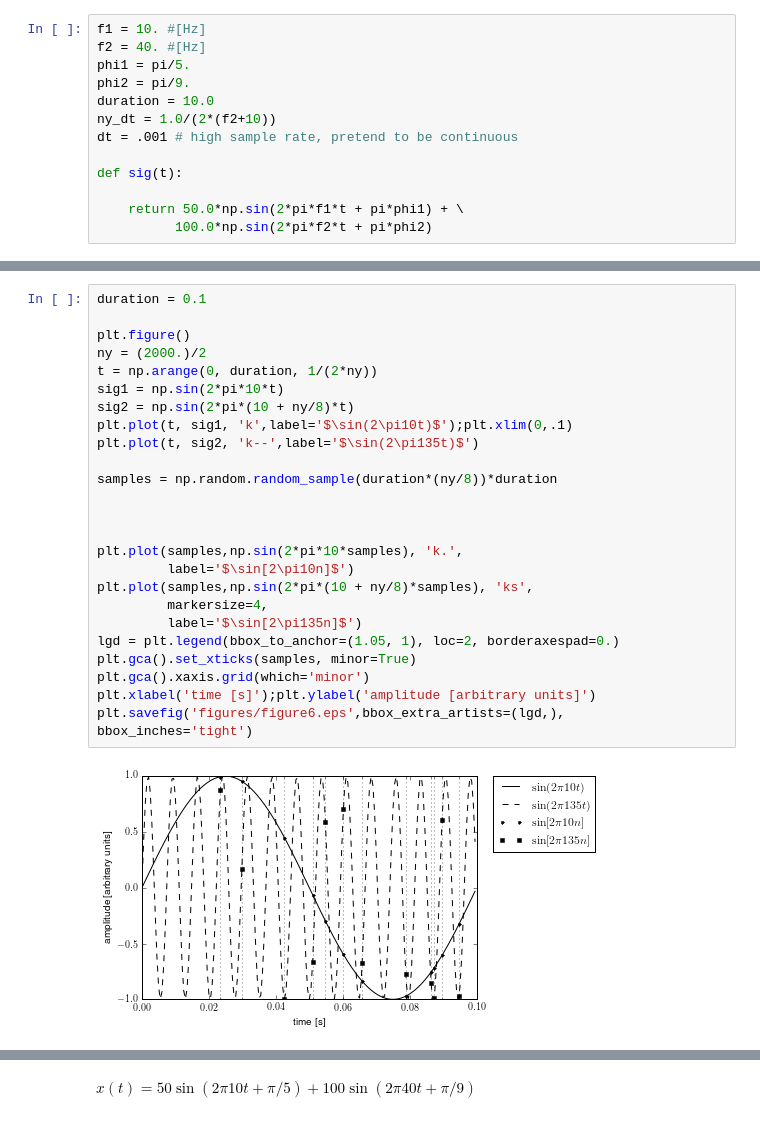
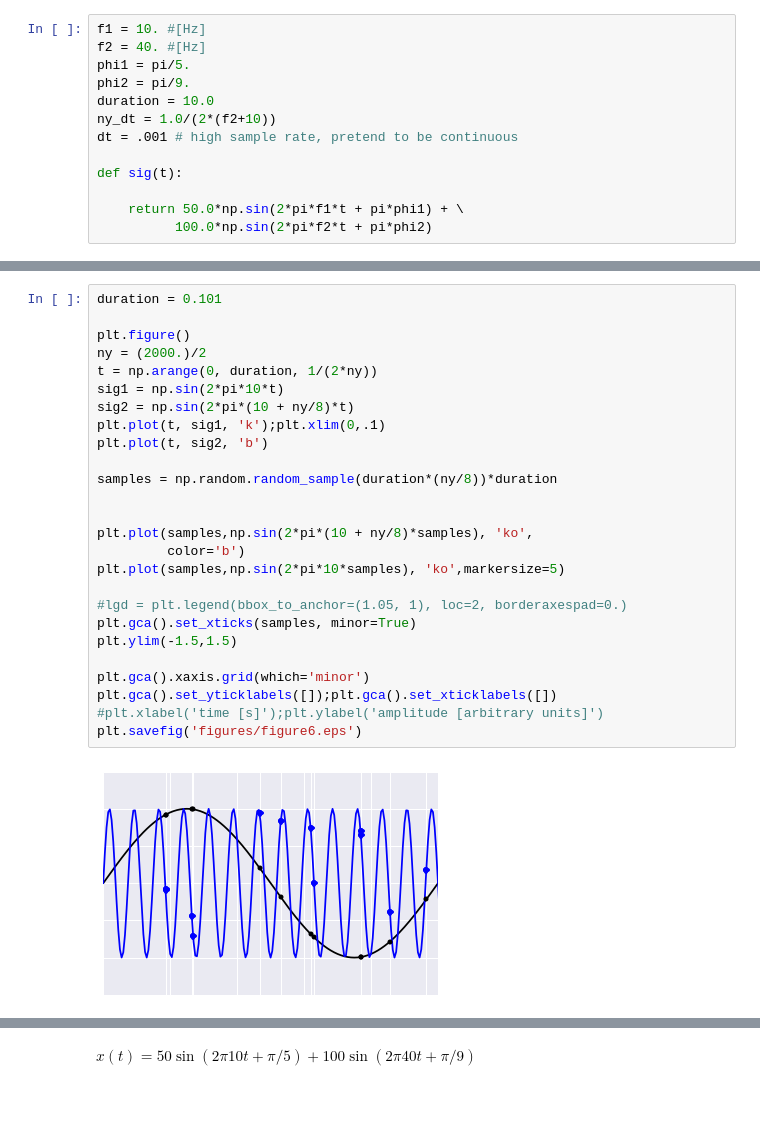
Before and after one commit to kwinkunks/leadingEdge, a Jupyter notebook: figures.py.ipynb, the cells around one changed output, grey strips where cells are left out. Saved outputs shown, nothing was run; the diff lists cells and outputs as text.

```diff
--- a/figures.py.ipynb
+++ b/figures.py.ipynb
@@ -133,27 +154,28 @@ plt.savefig('figures/figure5.eps',bbox_extra_artists=(lgd,), bbox_inches='tight'
 # %%
-duration = 0.1
+duration = 0.101
 
 plt.figure()
 ny = (2000.)/2
 t = np.arange(0, duration, 1/(2*ny))
 sig1 = np.sin(2*pi*10*t)
 sig2 = np.sin(2*pi*(10 + ny/8)*t)
-plt.plot(t, sig1, 'k',label='$\sin(2\pi10t)$');plt.xlim(0,.1)
-plt.plot(t, sig2, 'k--',label='$\sin(2\pi135t)$')
+plt.plot(t, sig1, 'k');plt.xlim(0,.1)
+plt.plot(t, sig2, 'b')
 
 samples = np.random.random_sample(duration*(ny/8))*duration
 
 
+plt.plot(samples,np.sin(2*pi*(10 + ny/8)*samples), 'ko',
+         color='b')
+plt.plot(samples,np.sin(2*pi*10*samples), 'ko',markersize=5)
 
-plt.plot(samples,np.sin(2*pi*10*samples), 'k.',
-         label='$\sin[2\pi10n]$')
-plt.plot(samples,np.sin(2*pi*(10 + ny/8)*samples), 'ks',
-         markersize=4,
-         label='$\sin[2\pi135n]$')
-lgd = plt.legend(bbox_to_anchor=(1.05, 1), loc=2, borderaxespad=0.)
+#lgd = plt.legend(bbox_to_anchor=(1.05, 1), loc=2, borderaxespad=0.)
 plt.gca().set_xticks(samples, minor=True)
+plt.ylim(-1.5,1.5)
+
 plt.gca().xaxis.grid(which='minor')
-plt.xlabel('time [s]');plt.ylabel('amplitude [arbitrary units]')
-plt.savefig('figures/figure6.eps',bbox_extra_artists=(lgd,), bbox_inches='tight')
+plt.gca().set_yticklabels([]);plt.gca().set_xticklabels([])
+#plt.xlabel('time [s]');plt.ylabel('amplitude [arbitrary units]')
+plt.savefig('figures/figure6.eps')
 # %% [output]
-[figure, old version]
+[figure, new version]
```
Also changed, not shown: parts of 7 cells of this notebook, 16 other files.
